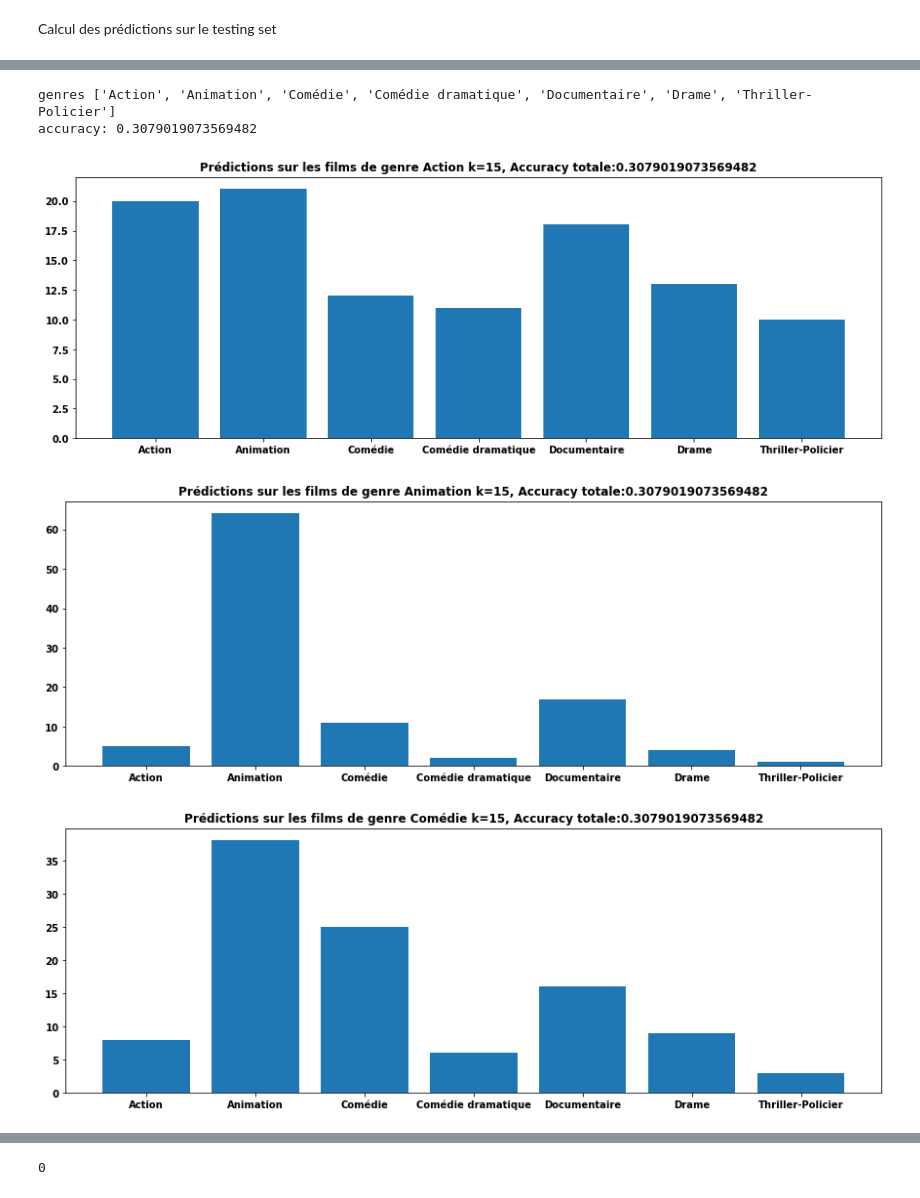
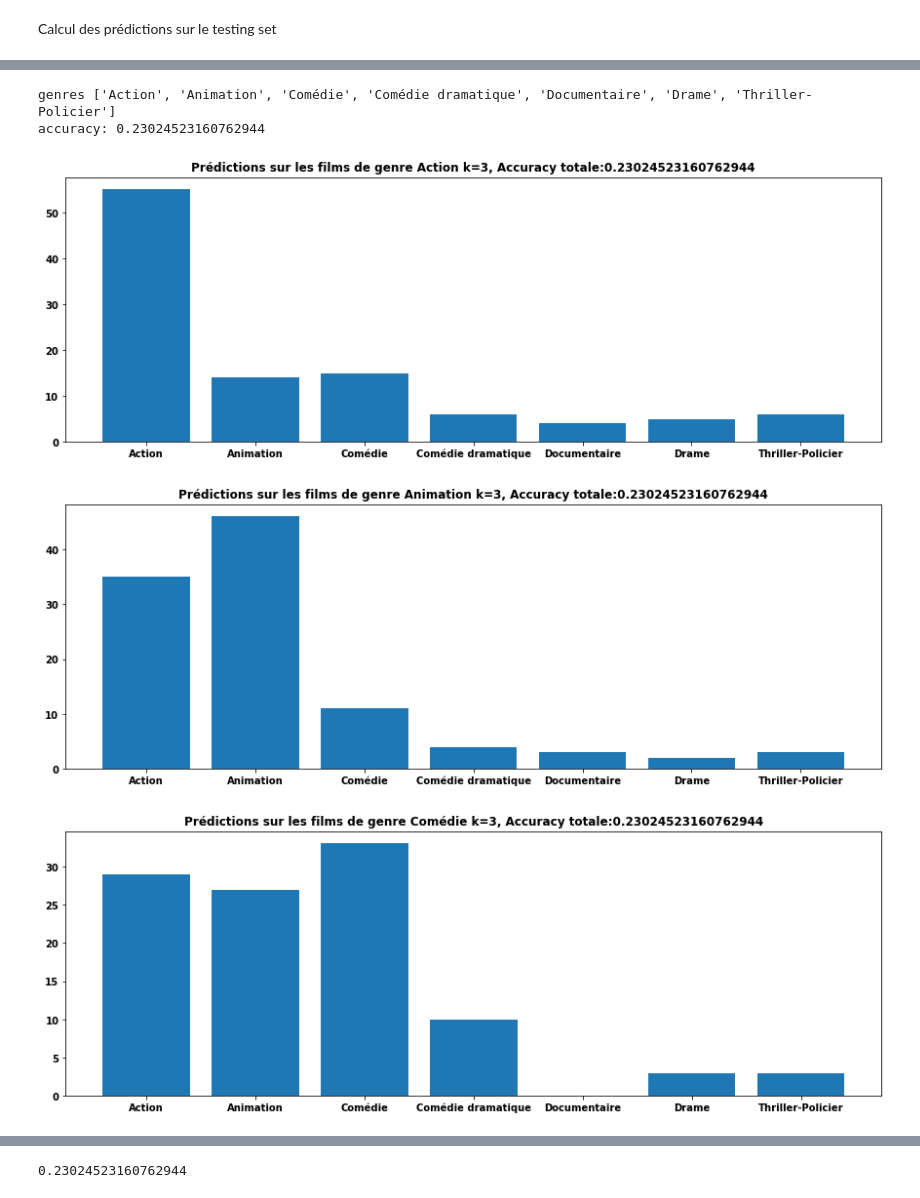
Before and after one commit to vloison/Projet_de_departement, a Jupyter notebook: moviegenre/Test_knn.ipynb, the cells around one changed output, grey strips where cells are left out. Cells and saved outputs as stored; diff of their text form; code cells hidden in the pictures.

```diff
--- a/moviegenre/Test_knn.ipynb
+++ b/moviegenre/Test_knn.ipynb
@@ -105,0 +143,20 @@ test_features = resnet.predict(test_posters.astype(np.float32)).reshape(
+# %%
+# Training sets
+train_features_lab_l = np.load('../data/features/histo_lab_l_train.npy')
+train_features_lab_a= np.load('../data/features/histo_lab_a_train.npy')
+train_features_lab_b = np.load('../data/features/histo_lab_b_train.npy')
+print('shape train lab l', train_features_lab_l.shape)
+print('shape train lab a', train_features_lab_a.shape)
+print('shape train lab b', train_features_lab_b.shape)
+
+train_features_lab = np.concatenate((train_features_lab_l, train_features_lab_a, train_features_lab_b), axis=1)
+
+# Testing sets
+test_features_lab_l = np.load('../data/features/histo_lab_l_test.npy')
+test_features_lab_a = np.load('../data/features/histo_lab_a_test.npy')
+test_features_lab_b = np.load('../data/features/histo_lab_b_test.npy')
+print('shape test lab l', test_features_lab_l.shape)
+print('shape test lab a', test_features_lab_a.shape)
+print('shape test lab b', test_features_lab_b.shape)
+
+test_features_lab = np.concatenate((test_features_lab_l, test_features_lab_a, test_features_lab_b), axis=1)
@@ -108,8 +174,8 @@ Affichage des plus proches voisins sur un exemple
 # %% [markdown]
 Calcul des prédictions sur le testing set
 # %%
-k=15
-predicted_genres = KNN(clean_movies, train_posters, train_features, train_genres, train_ids, test_posters, test_features, test_ids, -1, k, print_results=False)
+k=3
+predicted_genres = KNN(clean_movies, train_posters, train_features_lab, train_genres, train_ids, test_posters, test_features_lab, test_ids, -1, k, print_results=False)
 # %% [output]
 Generating kNN Classifier...
 kNN Classifier generated.
@@ -124,7 +183,7 @@ kNN Classifier generated.
 genres_inv = {config['genres'][k]: k for k in config['genres'].keys()}
 print('genres', list(config['genres']))
 
-def visualisation_resultats(predicted_genres, test_genres):
+def visualisation_resultats(predicted_genres, test_genres, kneighbors, save=False):
     predictions = np.array([genres_inv[k] for k in np.argmax(predicted_genres, axis=1)])
     ground_truth = np.array([genres_inv[k] for k in np.argmax(test_genres, axis=1)])
 
@@ -137,37 +196,38 @@ def visualisation_resultats(predicted_genres, test_genres):
     #print("results per genre", results_per_genre)
     #print('results per genre ligne', results_per_genre['Action'].values())
     # total_per_genre : vecteur qui comptabilise le nombre de représentants de chaque genre
     total_per_genre = {
         genre : 0
         for genre in genres
     }
     # Mise à jour de results_per_genre et total_per_genre en fonction des prédictions
     n = len(predictions)
     for i in range(n):
         results_per_genre[ground_truth[i]][predictions[i]] += 1
         total_per_genre[ground_truth[i]] += 1
 
     # Accuracy
     accuracy = 0
     for genre in genres:
         accuracy += results_per_genre[genre][genre]
     accuracy /= len(test_posters)
     print('accuracy:', accuracy)
 
     # Visualisation:
     genres_list = list(config['genres'])
     for iterateur in genres_list:
         plt.figure(figsize=(15, 5))
         plt.title('Prédictions sur les films de genre ' + iterateur + ' k='+str(k) +", Accuracy totale:" + str(accuracy))
         plt.bar(genres_list, results_per_genre[iterateur].values())
         plt.show()
+        if save:
+            plt.savefig('../results/Resnet+kNN/'+iterateur+'_k='+str(kneighbors)+'.png')
+    return(accuracy)
 
-    return(0)
-
-visualisation_resultats(predicted_genres, test_genres)
+visualisation_resultats(predicted_genres, test_genres, k)
 # %% [output]
 genres ['Action', 'Animation', 'Comédie', 'Comédie dramatique', 'Documentaire', 'Drame', 'Thriller-Policier']
-accuracy: 0.3079019073569482
+accuracy: 0.23024523160762944
-[figure, old version]
+[figure, new version]
-[figure, old version]
+[figure, new version]
-[figure, old version]
+[figure, new version]
@@ -178 +238 @@ accuracy: 0.3079019073569482
-0
+0.23024523160762944
```
Also changed, not shown: parts of 12 cells of this notebook, 4 other files.
